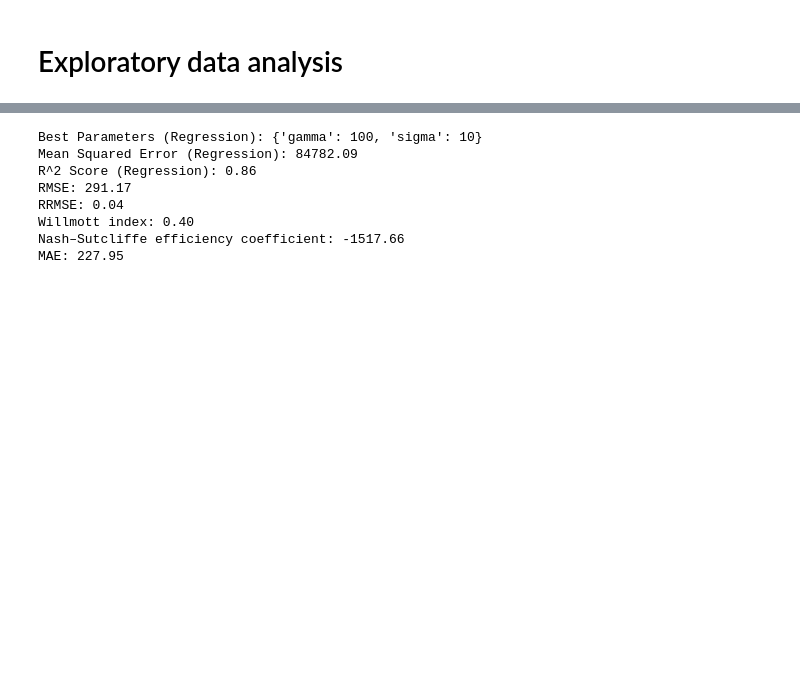
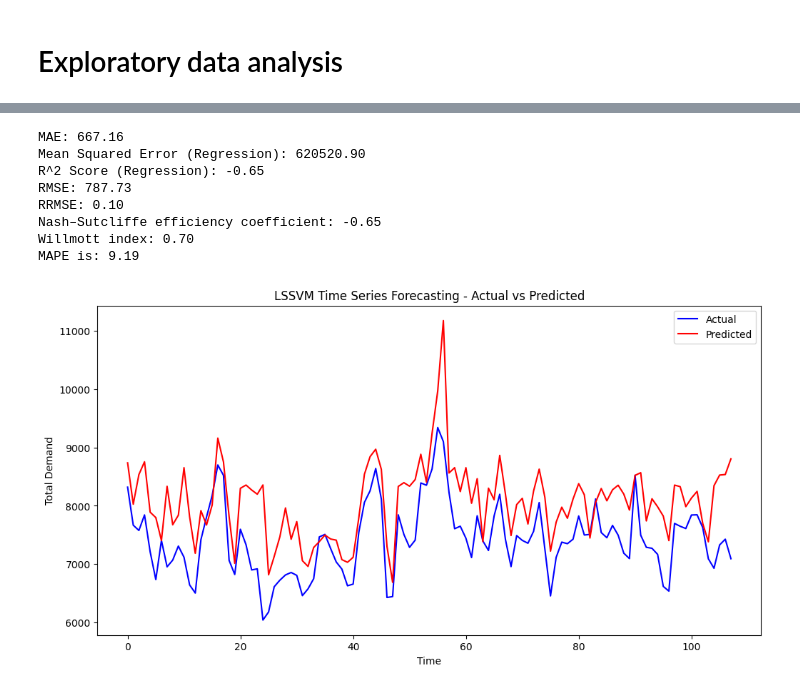
Before and after one commit to KaiJDect/Group10_project, a Jupyter notebook: src/notebooks/Geo_Modelling.ipynb, the cells around one changed output, grey strips where cells are left out. Drawn from its saved outputs; the diff is of its cells as text; code cells hidden in the pictures; blank space fills up the shorter version.

```diff
--- a/src/notebooks/Geo_Modelling.ipynb
+++ b/src/notebooks/Geo_Modelling.ipynb
@@ -178,3 +213,23 @@ data['DATETIME'] = pd.to_datetime(data['DATETIME'])
+# %%
+def get_date_range_split(df, start_date, end_date, target_column, date_column = "DATETIME"):
+    if date_column:
+        df[date_column] = pd.to_datetime(df[date_column])
+        df_filtered = df[(df[date_column] >= start_date) & (df[date_column] <= end_date)]
+    else:
+        df.index = pd.to_datetime(df.index)
+        df_filtered = df[(df.index >= start_date) & (df.index <= end_date)]
+
+    # Split into X_test and y_test
+    X_test = df_filtered.drop(columns=[target_column, date_column])
+    y_test = df_filtered[target_column]
+
+    X_test = X_test.to_numpy()
+    scaler = StandardScaler()
+    X_test = scaler.fit_transform(X_test)
+
+    return X_test, y_test
+
+X_test_custom, y_test_custom = get_date_range_split(data, "2020-12-01", "2021-03-18", "TOTALDEMAND")
 # %% [markdown]
 # Exploratory data analysis
 # %%
@@ -250,10 +275,26 @@ MAE: 227.95
+# %%
+# custom daterange
+# "2020-12-01", "2021-03-18"
+y_pred_custom = lssvm_model.predict(X_test_custom)
+getEvaluationMetrics(y_test_custom, y_pred_custom, target)
+getPlots(y_test_custom, y_pred_custom)
+# %% [output]
+MAE: 667.16
+Mean Squared Error (Regression): 620520.90
+R^2 Score (Regression): -0.65
+RMSE: 787.73
+RRMSE: 0.10
+Nash–Sutcliffe efficiency coefficient: -0.65
+Willmott index: 0.70
+MAPE is: 9.19
+[figure, added]
 # %%
 param_grid = {
-    'gamma': [0.01, 0.1, 1, 10, 60, 100],
-    'sigma': [0.01, 0.1, 1, 10, 60, 100]
+    'gamma': [0.01, 0.1, 1, 10, 20, 30, 40, 50, 100],
+    'sigma': [0.01, 0.1, 1, 10, 20, 30, 40, 50, 100]
 }
 
-grid_search = GridSearchCV(LSSVMRegressorWrapper(kernel='rbf'), param_grid, cv=3, scoring='neg_mean_squared_error')
+grid_search = GridSearchCV(LSSVMRegressorWrapper(kernel='rbf'), param_grid, cv=3, scoring='neg_mean_absolute_percentage_error')
 grid_search.fit(X_train, y_train)
 
 print("Best Parameters (Regression):", grid_search.best_params_)
@@ -263,12 +304,4 @@ best_model = grid_search.best_estimator_
 y_pred_best = best_model.predict(X_test)
 
 getEvaluationMetrics(y_test, y_pred_best, target)
+getPlots(y_test, y_pred_best, residuals=False)
-# %% [output]
-Best Parameters (Regression): {'gamma': 100, 'sigma': 10}
-Mean Squared Error (Regression): 84782.09
-R^2 Score (Regression): 0.86
-RMSE: 291.17
-RRMSE: 0.04
-Willmott index: 0.40
-Nash–Sutcliffe efficiency coefficient: -1517.66
-MAE: 227.95
```
Also changed, not shown: parts of 12 cells of this notebook.
